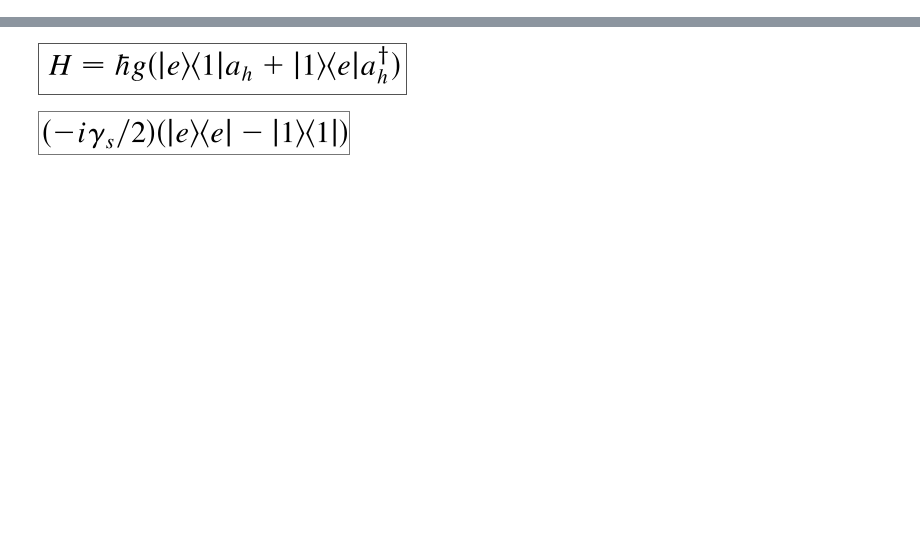
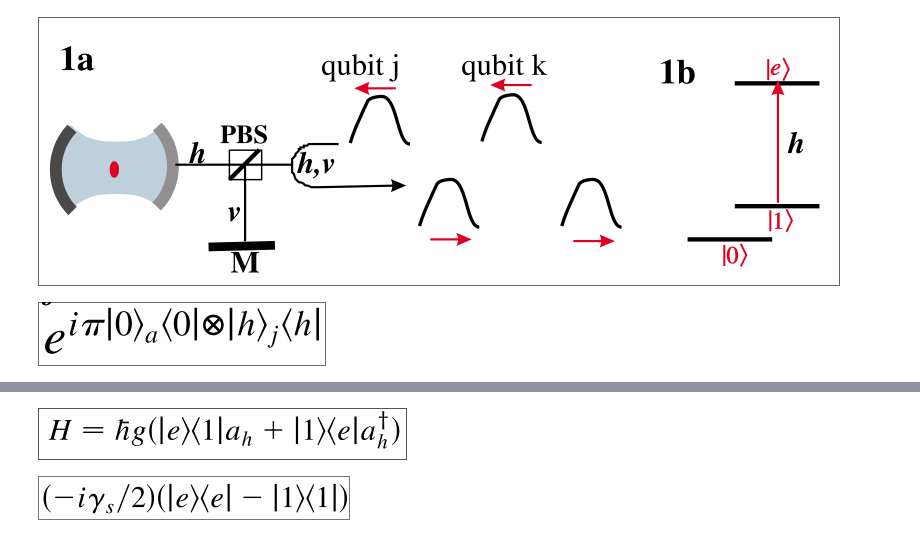
Before and after one commit to leart-zuka/Master_Thesis, a Jupyter notebook: code/simulations/phase_gate_simulations/controlled_phase_gate.ipynb, the cells around one changed output, grey strips where cells are left out. Drawn from its saved outputs; the diff is of its cells as text; code cells hidden in the pictures; blank space fills up the shorter version.

```diff
--- a/code/simulations/phase_gate_simulations/controlled_phase_gate.ipynb
+++ b/code/simulations/phase_gate_simulations/controlled_phase_gate.ipynb
@@ -4,2 +5,10 @@ import matplotlib.pyplot as plt
 from qutip import *
 from IPython.display import Image
+# %%
+Image("pictures/setup.png")
+# %% [output]
+[figure, added]
+# %%
+Image("pictures/cpf_gate.png")
+# %% [output]
+[figure, added]
```
Also changed, not shown: parts of 16 cells of this notebook, 12 other files.
